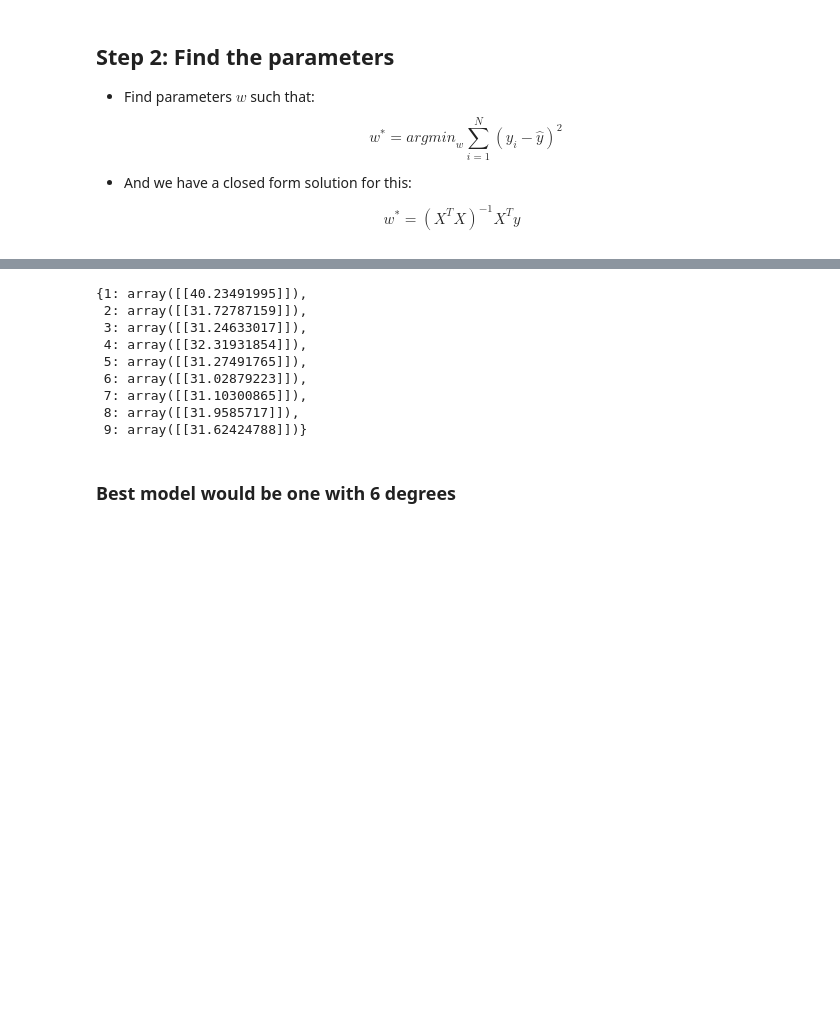
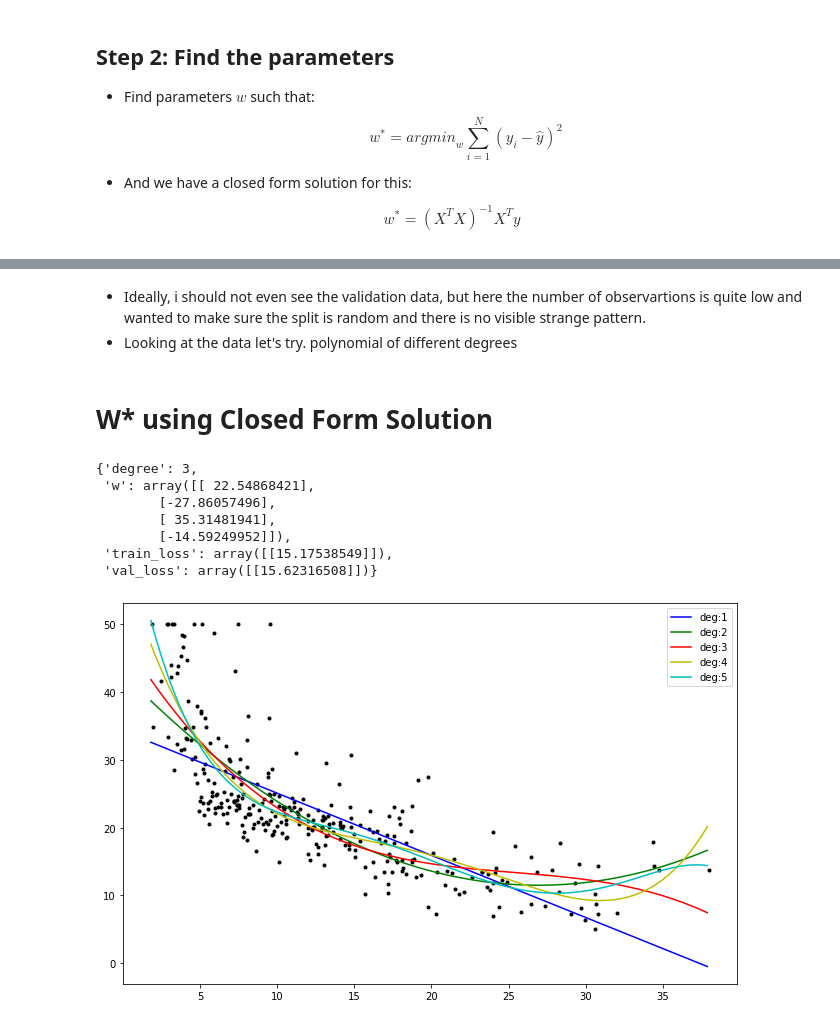
Before and after one commit to piyush13290/ml_without_sklearn, a Jupyter notebook: Linear_Regression.ipynb, the cells around one changed output, grey strips where cells are left out. Saved outputs shown, nothing was run; the diff lists cells and outputs as text; code cells hidden in the pictures; blank space fills up the shorter version.

```diff
--- a/Linear_Regression.ipynb
+++ b/Linear_Regression.ipynb
@@ -143,14 +67,16 @@ for i in range(1,10):
-# %%
-val_loss_bookkeeping
-# %% [output]
-{1: array([[40.23491995]]),
- 2: array([[31.72787159]]),
- 3: array([[31.24633017]]),
- 4: array([[32.31931854]]),
- 5: array([[31.27491765]]),
- 6: array([[31.02879223]]),
- 7: array([[31.10300865]]),
- 8: array([[31.9585717]]),
- 9: array([[31.62424788]])}
-# %% [markdown]
-### Best model would be one with 6 degrees
+# %% [markdown]
+- Ideally, i should not even see the validation data, but here the number of observartions is quite low and wanted to make sure the split is random and there is no visible strange pattern.
+- Looking at the data let's try. polynomial of different degrees
+# %% [markdown]
+# W* using Closed Form Solution
+# %%
+utils.find_best_model_plot_results(X_train, y_train, X_val, y_val, method = 'ClosedForm')
+# %% [output]
+{'degree': 3,
+ 'w': array([[ 22.54868421],
+        [-27.86057496],
+        [ 35.31481941],
+        [-14.59249952]]),
+ 'train_loss': array([[15.17538549]]),
+ 'val_loss': array([[15.62316508]])}
+[figure, added]
```
Also changed, not shown: parts of 29 cells of this notebook, 1 other file.
